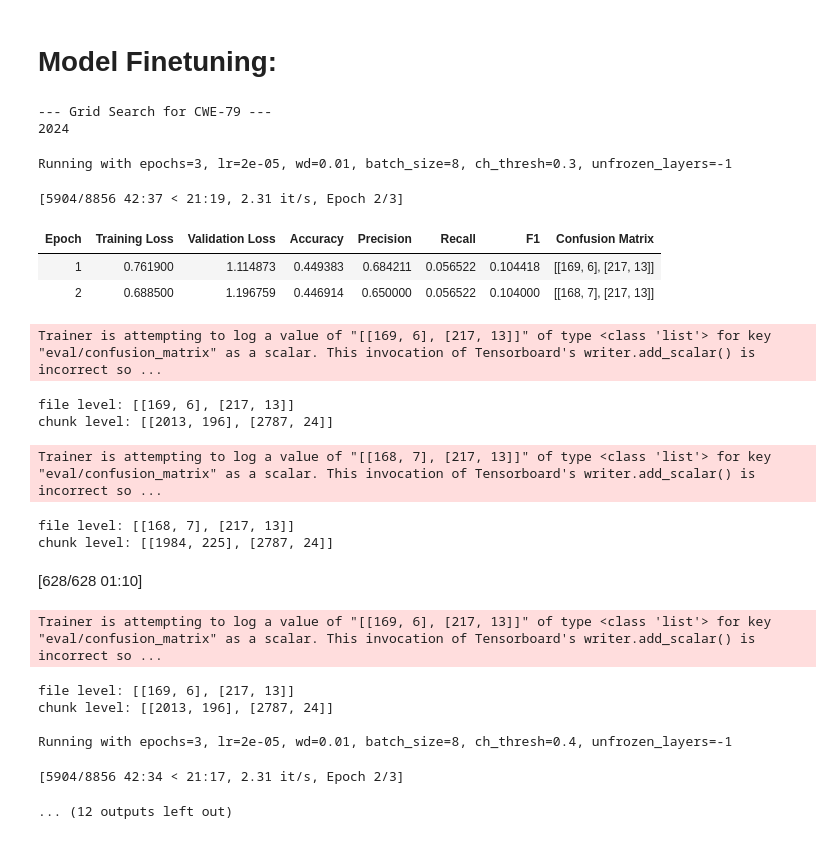
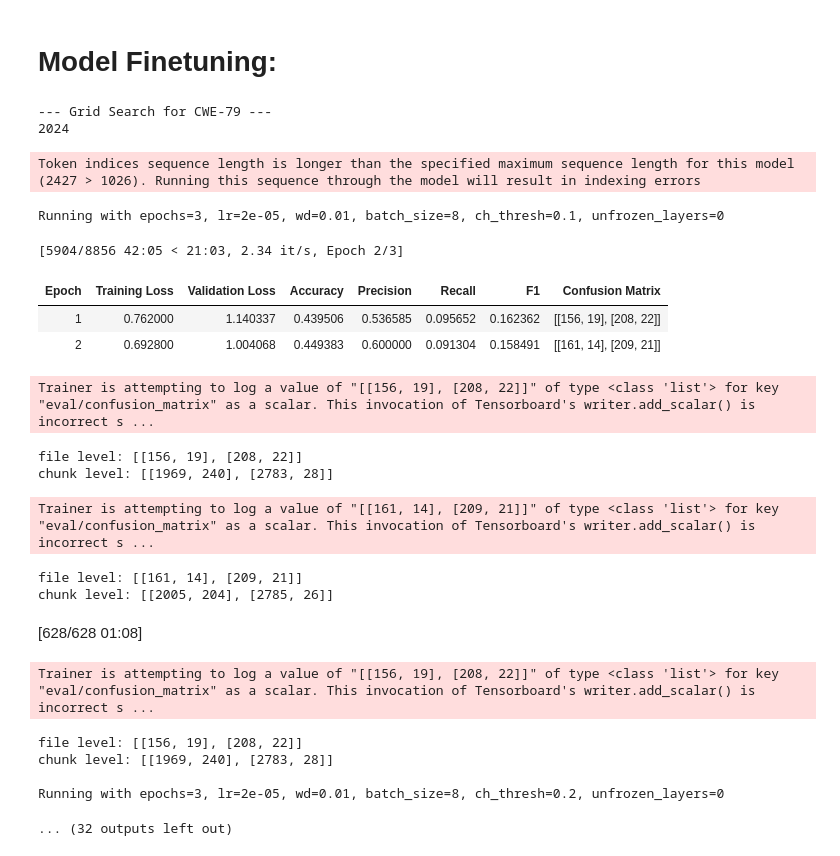
Before and after one commit to robingupta14/FinalYearProject, a Jupyter notebook: vulberta_analysis/vulberta_analysis.ipynb, the cells around one changed output. Cells and saved outputs as stored; diff of their text form; code cells hidden in the pictures.

```diff
--- a/vulberta_analysis/vulberta_analysis.ipynb
+++ b/vulberta_analysis/vulberta_analysis.ipynb
@@ -146,20 +146,18 @@ from transformers import EarlyStoppingCallback
 
 EPOCHS_LIST = [3]
 LEARNING_RATES = [2e-5]
-WEIGHT_DECAYS = [0.01, 0]
-BATCH_SIZES = [8]
-CHUNK_THRESHES = [0.3, 0.4, 0.5, 0.6]
-LAYERS_TO_UNFREEZE = [-1, 4, 0, 8]
+WEIGHT_DECAYS = [0.01]
+BATCH_SIZES = [8, 4]
+CHUNK_THRESHES = [0.1, 0.2, 0.3]
+LAYERS_TO_UNFREEZE = [0]
 
 early_stopping_callback = EarlyStoppingCallback(
     early_stopping_patience=1,
     early_stopping_threshold=0.0
 )
 
-# Running with epochs=2, lr=2e-05, wd=0, batch_size=8, ch_thresh=0.125, unfrozen_layers=-1 - full preproc
-# Running with epochs=2, lr=2e-05, wd=0, batch_size=8, ch_thresh=0.125, unfrozen_layers=-1 - no renaming
-# all unfrozen, ct: 0.1
-
+#  Running with epochs=3, lr=2e-05, wd=0.01, batch_size=8, ch_thresh=0.3, unfrozen_layers=0
+cnt = 0
 for dataset in DATASET_ROOTS:
     for cwe_id in ALLOWED_CWE_IDS:
         print(f"\n--- Grid Search for {cwe_id} ---")
@@ -251,48 +249,48 @@ for dataset in DATASET_ROOTS:
                                     optimizers=(optimizer, scheduler),
                                     callbacks=[early_stopping_callback]
                                 )
 
                                 trainer.train()
                                 trainer.save_model(output_dir + "/final")
 
                                 metrics = trainer.evaluate()
                                 precision = metrics["eval_precision"]
                                 recall = metrics["eval_recall"]
                                 f1 = metrics["eval_f1"]
                                 accuracy = metrics["eval_accuracy"]
                                 confusion = metrics["eval_confusion_matrix"]
 
                                 with open(log_path, "a", newline="") as f:
                                     writer = csv.writer(f)
                                     writer.writerow([epochs, lr, wd, batch_size, unfrozen, chunk_thresh, precision, recall, f1, accuracy, confusion])
 
                                 if f1 > best_f1:
                                     best_f1 = f1
                                     best_dir = output_dir
                                     best_thresh = chunk_thresh
 
         if best_dir is not None:
             os.system(f"cp -r {best_dir}/final ./models/vulberta_{cwe_id}/best_model")
             print(f"\nBest model for {cwe_id} saved from: {best_dir} with F1={best_f1:.4f}")
 # %% [output]
 --- Grid Search for CWE-79 ---
 2024
-Running with epochs=3, lr=2e-05, wd=0.01, batch_size=8, ch_thresh=0.3, unfrozen_layers=-1
+Token indices sequence length is longer than the specified maximum sequence length for this model (2427 > 1026). Running this sequence through the model will result in indexing errors
-[5904/8856 42:37 < 21:19, 2.31 it/s, Epoch 2/3]
+Running with epochs=3, lr=2e-05, wd=0.01, batch_size=8, ch_thresh=0.1, unfrozen_layers=0
+[5904/8856 42:05 < 21:03, 2.34 it/s, Epoch 2/3]
 | Epoch | Training Loss | Validation Loss | Accuracy | Precision | Recall | F1 | Confusion Matrix |
-| 1 | 0.761900 | 1.114873 | 0.449383 | 0.684211 | 0.056522 | 0.104418 | [[169, 6], [217, 13]] |
-| 2 | 0.688500 | 1.196759 | 0.446914 | 0.650000 | 0.056522 | 0.104000 | [[168, 7], [217, 13]] |
+| 1 | 0.762000 | 1.140337 | 0.439506 | 0.536585 | 0.095652 | 0.162362 | [[156, 19], [208, 22]] |
+| 2 | 0.692800 | 1.004068 | 0.449383 | 0.600000 | 0.091304 | 0.158491 | [[161, 14], [209, 21]] |
-Trainer is attempting to log a value of "[[169, 6], [217, 13]]" of type <class 'list'> for key "eval/confusion_matrix" as a scalar. This invocation of Tensorboard's writer.add_scalar() is incorrect so ...
-file level: [[169, 6], [217, 13]]
-chunk level: [[2013, 196], [2787, 24]]
+Trainer is attempting to log a value of "[[156, 19], [208, 22]]" of type <class 'list'> for key "eval/confusion_matrix" as a scalar. This invocation of Tensorboard's writer.add_scalar() is incorrect s ...
-Trainer is attempting to log a value of "[[168, 7], [217, 13]]" of type <class 'list'> for key "eval/confusion_matrix" as a scalar. This invocation of Tensorboard's writer.add_scalar() is incorrect so ...
+file level: [[156, 19], [208, 22]]
+chunk level: [[1969, 240], [2783, 28]]
-file level: [[168, 7], [217, 13]]
-chunk level: [[1984, 225], [2787, 24]]
+Trainer is attempting to log a value of "[[161, 14], [209, 21]]" of type <class 'list'> for key "eval/confusion_matrix" as a scalar. This invocation of Tensorboard's writer.add_scalar() is incorrect s ...
+file level: [[161, 14], [209, 21]]
+chunk level: [[2005, 204], [2785, 26]]
-[628/628 01:10]
+[628/628 01:08]
-Trainer is attempting to log a value of "[[169, 6], [217, 13]]" of type <class 'list'> for key "eval/confusion_matrix" as a scalar. This invocation of Tensorboard's writer.add_scalar() is incorrect so ...
-file level: [[169, 6], [217, 13]]
-chunk level: [[2013, 196], [2787, 24]]
-
-Running with epochs=3, lr=2e-05, wd=0.01, batch_size=8, ch_thresh=0.4, unfrozen_layers=-1
+Trainer is attempting to log a value of "[[156, 19], [208, 22]]" of type <class 'list'> for key "eval/confusion_matrix" as a scalar. This invocation of Tensorboard's writer.add_scalar() is incorrect s ...
-[5904/8856 42:34 < 21:17, 2.31 it/s, Epoch 2/3]
+file level: [[156, 19], [208, 22]]
+chunk level: [[1969, 240], [2783, 28]]
+
+Running with epochs=3, lr=2e-05, wd=0.01, batch_size=8, ch_thresh=0.2, unfrozen_layers=0
-... (12 outputs left out)
+... (32 outputs left out)
```
Also changed, not shown: 2 other files.
